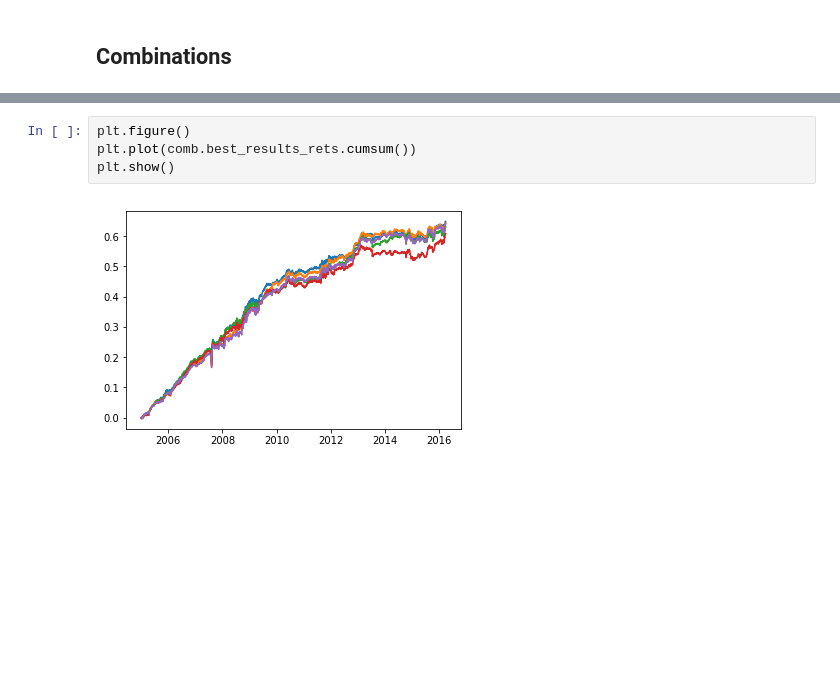
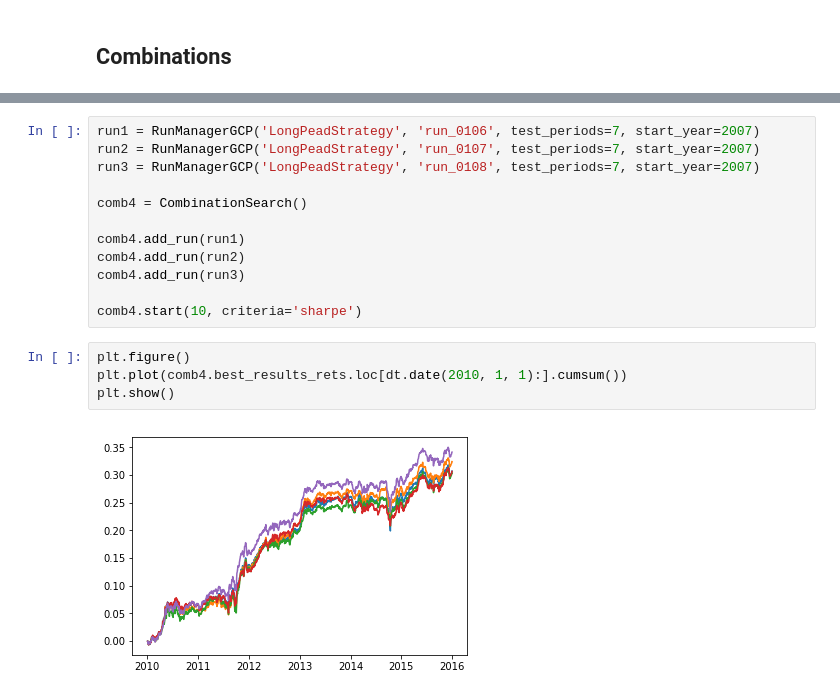
Before and after one commit to ryanoley/ram, a Jupyter notebook: examples/Example_Cloud_Analysis.ipynb, the cells around one changed output, grey strips where cells are left out. Cells and saved outputs as stored; diff of their text form; blank space fills up the shorter version.

Commit message:
MOD: updated long pead notebooks

```diff
--- a/examples/Example_Cloud_Analysis.ipynb
+++ b/examples/Example_Cloud_Analysis.ipynb
@@ -165,6 +1404,18 @@ dtype: float64
+# %%
+run1 = RunManagerGCP('LongPeadStrategy', 'run_0106', test_periods=7, start_year=2007)
+run2 = RunManagerGCP('LongPeadStrategy', 'run_0107', test_periods=7, start_year=2007)
+run3 = RunManagerGCP('LongPeadStrategy', 'run_0108', test_periods=7, start_year=2007)
+
+comb4 = CombinationSearch()
+
+comb4.add_run(run1)
+comb4.add_run(run2)
+comb4.add_run(run3)
+
+comb4.start(10, criteria='sharpe')
 # %%
 plt.figure()
-plt.plot(comb.best_results_rets.cumsum())
+plt.plot(comb4.best_results_rets.loc[dt.date(2010, 1, 1):].cumsum())
 plt.show()
 # %% [output]
-[figure, old version]
+[figure, new version]
```
Also changed, not shown: parts of 162 cells of this notebook, 1 other file.
